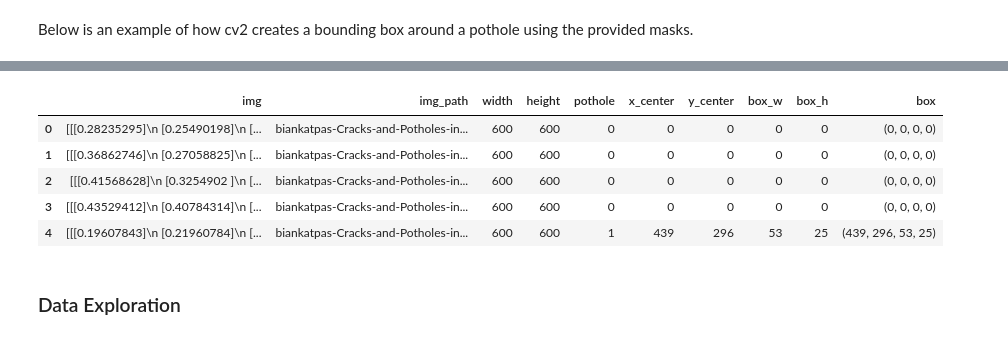
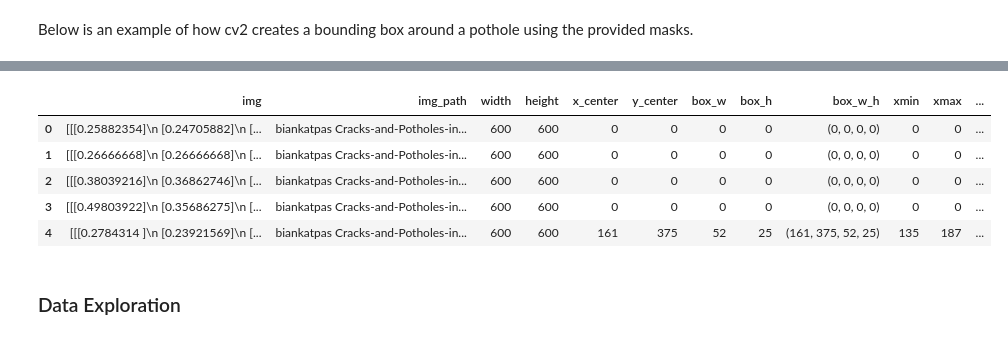
Before and after one commit to T-DEV16/ML-Group-Project-8, a Jupyter notebook: PotholeDetection.ipynb, the cells around one changed output, grey strips where cells are left out. Cells and saved outputs as stored; diff of their text form; code cells hidden in the pictures.

```diff
--- a/PotholeDetection.ipynb
+++ b/PotholeDetection.ipynb
@@ -125,15 +144,15 @@ df = pd.DataFrame({'img':imgs, 'img_path':img_paths , 'width':width, 'height':he
 df.to_csv('pothole_data.csv', index=None)
 # %%
 # Load data from csv
-potholes = pd.read_csv('pothole_data.csv')
+potholes = pd.read_csv('drive/MyDrive/pothole_data.csv')
 potholes.head()
 # %% [output]
-|  | img | img_path | width | height | pothole | x_center | y_center | box_w | box_h | box |
-| 0 | [[[0.28235295]\n [0.25490198]\n [... | biankatpas-Cracks-and-Potholes-in... | 600 | 600 | 0 | 0 | 0 | 0 | 0 | (0, 0, 0, 0) |
-| 1 | [[[0.36862746]\n [0.27058825]\n [... | biankatpas-Cracks-and-Potholes-in... | 600 | 600 | 0 | 0 | 0 | 0 | 0 | (0, 0, 0, 0) |
-| 2 | [[[0.41568628]\n [0.3254902 ]\n [... | biankatpas-Cracks-and-Potholes-in... | 600 | 600 | 0 | 0 | 0 | 0 | 0 | (0, 0, 0, 0) |
-| 3 | [[[0.43529412]\n [0.40784314]\n [... | biankatpas-Cracks-and-Potholes-in... | 600 | 600 | 0 | 0 | 0 | 0 | 0 | (0, 0, 0, 0) |
-| 4 | [[[0.19607843]\n [0.21960784]\n [... | biankatpas-Cracks-and-Potholes-in... | 600 | 600 | 1 | 439 | 296 | 53 | 25 | (439, 296, 53, 25) |
+|  | img | img_path | width | height | x_center | y_center | box_w | box_h | box_w_h | xmin | xmax | ... |
+| 0 | [[[0.25882354]\n [0.24705882]\n [... | biankatpas Cracks-and-Potholes-in... | 600 | 600 | 0 | 0 | 0 | 0 | (0, 0, 0, 0) | 0 | 0 | ... |
+| 1 | [[[0.26666668]\n [0.26666668]\n [... | biankatpas Cracks-and-Potholes-in... | 600 | 600 | 0 | 0 | 0 | 0 | (0, 0, 0, 0) | 0 | 0 | ... |
+| 2 | [[[0.38039216]\n [0.36862746]\n [... | biankatpas Cracks-and-Potholes-in... | 600 | 600 | 0 | 0 | 0 | 0 | (0, 0, 0, 0) | 0 | 0 | ... |
+| 3 | [[[0.49803922]\n [0.35686275]\n [... | biankatpas Cracks-and-Potholes-in... | 600 | 600 | 0 | 0 | 0 | 0 | (0, 0, 0, 0) | 0 | 0 | ... |
+| 4 | [[[0.2784314 ]\n [0.23921569]\n [... | biankatpas Cracks-and-Potholes-in... | 600 | 600 | 161 | 375 | 52 | 25 | (161, 375, 52, 25) | 135 | 187 | ... |
 # %% [markdown]
 ### Data Exploration
 # %% [markdown]
```
Also changed, not shown: parts of 22 cells of this notebook.
